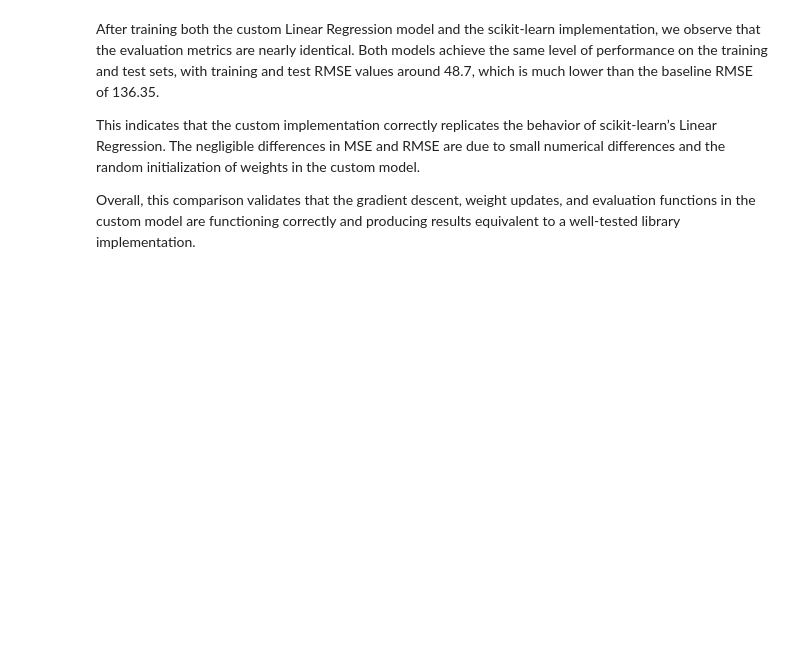
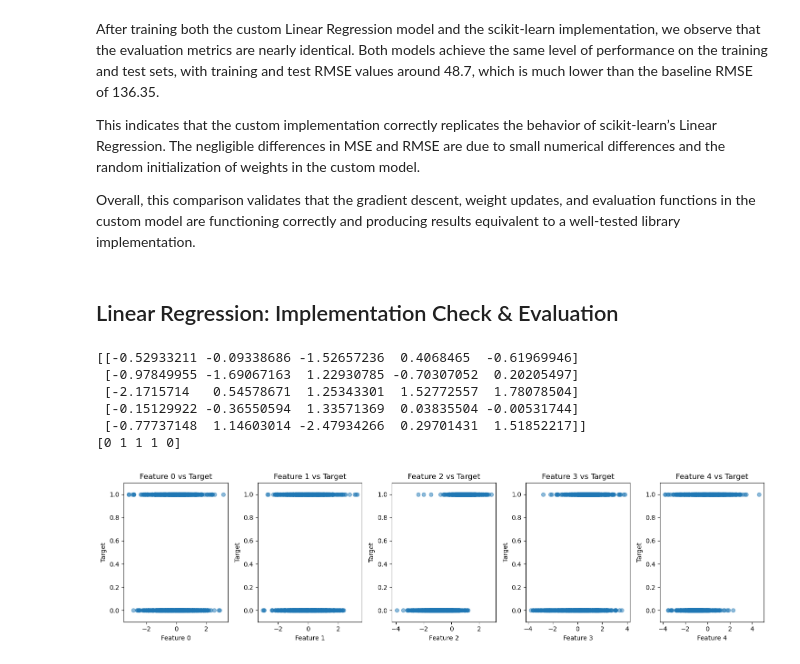
Before and after one commit to Proenca13/AI_Logistic-Linear_Regression, a Jupyter notebook: model_validation.ipynb, the cells around one changed output. Cells and saved outputs as stored; diff of their text form; code cells hidden in the pictures; blank space fills up the shorter version.

Commit message:
model validation logistic regression

```diff
--- a/model_validation.ipynb
+++ b/model_validation.ipynb
@@ -512,3 +507,43 @@ After training both the custom Linear Regression model and the scikit-learn impl
 This indicates that the custom implementation correctly replicates the behavior of scikit-learn’s Linear Regression. The negligible differences in MSE and RMSE are due to small numerical differences and the random initialization of weights in the custom model.
 
 Overall, this comparison validates that the gradient descent, weight updates, and evaluation functions in the custom model are functioning correctly and producing results equivalent to a well-tested library implementation.
+# %% [markdown]
+## Linear Regression: Implementation Check & Evaluation
+# %%
+## Create Dataset
+X, y = make_classification(
+    n_samples=1000,
+    n_features=5,
+    n_informative=3,
+    n_redundant=0,
+    n_classes=2,
+    weights=[0.55, 0.45],
+    random_state=42
+)
+print(X[:5])
+print(y[:5])
+# %% [output]
+[[-0.52933211 -0.09338686 -1.52657236  0.4068465  -0.61969946]
+ [-0.97849955 -1.69067163  1.22930785 -0.70307052  0.20205497]
+ [-2.1715714   0.54578671  1.25343301  1.52772557  1.78078504]
+ [-0.15129922 -0.36550594  1.33571369  0.03835504 -0.00531744]
+ [-0.77737148  1.14603014 -2.47934266  0.29701431  1.51852217]]
+[0 1 1 1 0]
+# %%
+n_features = X.shape[1]
+
+plt.figure(figsize=(15, 4))
+
+for i in range(n_features):
+    plt.subplot(1, n_features, i+1)
+
+    plt.scatter(X[:, i], y, alpha=0.5)
+    plt.xlabel(f"Feature {i}")
+    plt.ylabel("Target")
+    plt.title(f"Feature {i} vs Target")
+    plt.ylim(-0.1, 1.1)
+
+plt.tight_layout()
+plt.show()
+# %% [output]
+[figure, added]
```
Also changed, not shown: parts of 18 cells of this notebook.
